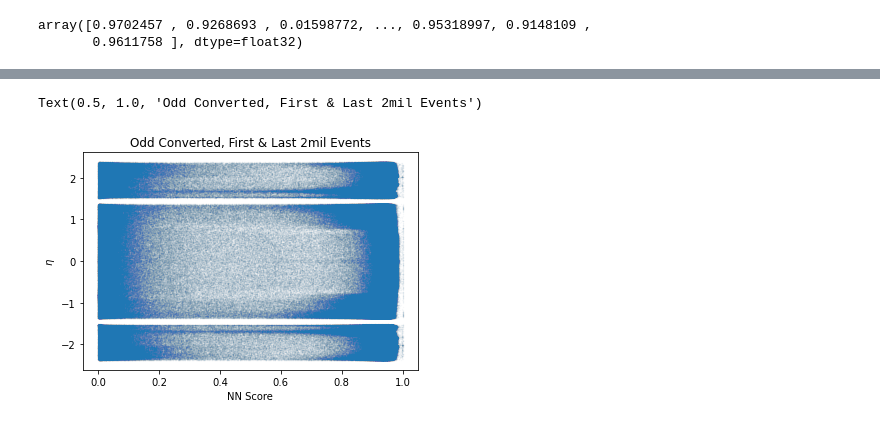
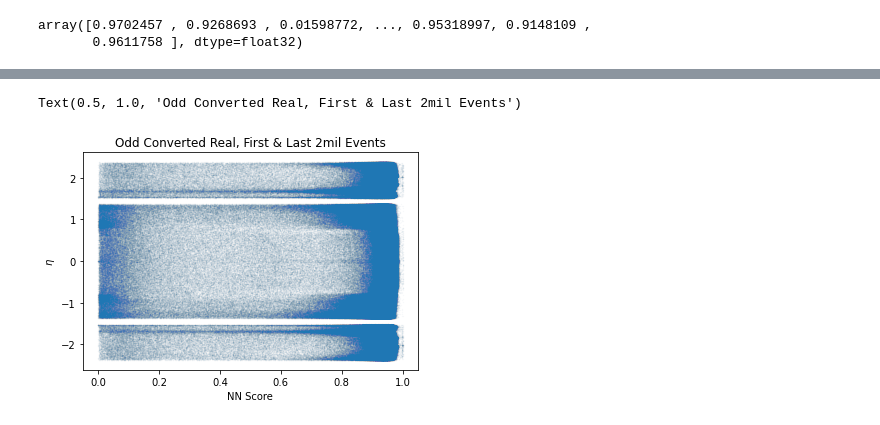
Before and after one commit to kyranks/photon-study, a Jupyter notebook: 12ExploringAfterNN.ipynb, the cells around one changed output, grey strips where cells are left out. Cells and saved outputs as stored; diff of their text form; code cells hidden in the pictures.

```diff
--- a/12ExploringAfterNN.ipynb
+++ b/12ExploringAfterNN.ipynb
@@ -78,4 +88,7 @@ y_pred
 # %% [output]
 array([0.9702457 , 0.9268693 , 0.01598772, ..., 0.95318997, 0.9148109 ,
        0.9611758 ], dtype=float32)
+# %%
+sig = np.array(df_oddc.y_isTruthMatchedPhoton)
+bkg = np.array(~df_oddc.y_isTruthMatchedPhoton)
 # %%
@@ -88,7 +108,7 @@ Text(0.5, 1.0, 'Odd Converted, First & Last 2mil Events')
 # %%
-plt.scatter(y_pred,df_oddc.y_eta.ravel(),alpha=0.05,s=0.1)
+plt.scatter(y_pred[sig],df_oddc.y_eta.ravel()[sig],alpha=0.05,s=0.1)
 plt.xlabel('NN Score');plt.ylabel(r'$\eta$')
-plt.title('Odd Converted, First & Last 2mil Events')
+plt.title('Odd Converted Real, First & Last 2mil Events')
 # %% [output]
-Text(0.5, 1.0, 'Odd Converted, First & Last 2mil Events')
+Text(0.5, 1.0, 'Odd Converted Real, First & Last 2mil Events')
-[figure, old version]
+[figure, new version]
```
Also changed, not shown: parts of 28 cells of this notebook, 47 other files.
